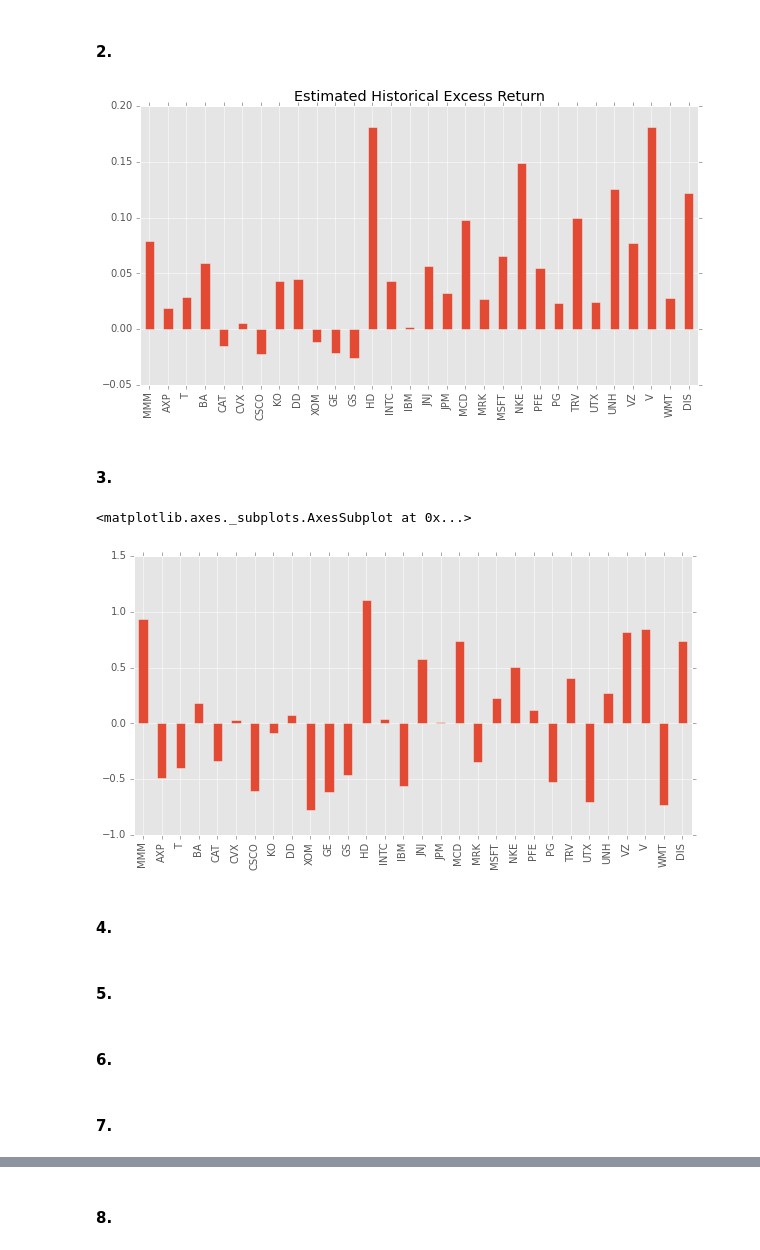
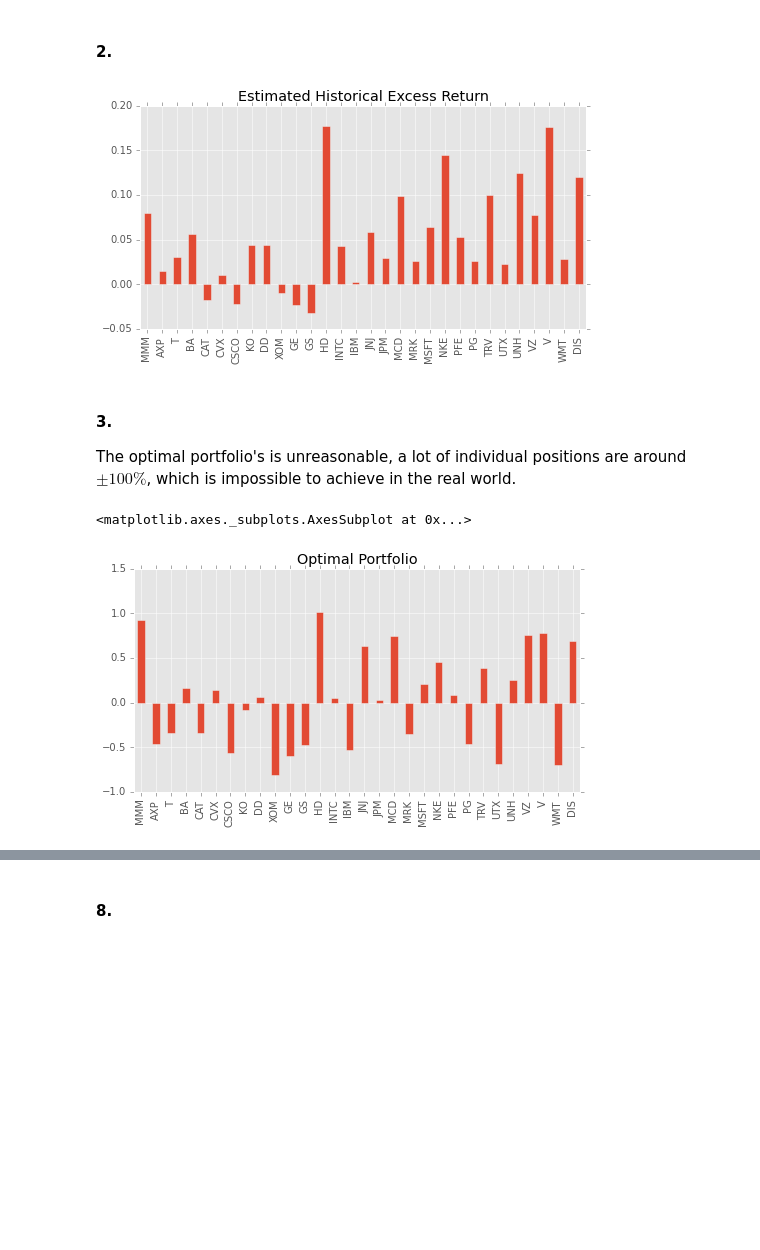
Before and after one commit to AndSoOn/Advaced_Python_In_Finance, a Jupyter notebook: lecture_2/Homework2_tmp.ipynb, the cells around one changed output, grey strips where cells are left out. Cells and saved outputs as stored; diff of their text form; code cells hidden in the pictures; blank space fills up the shorter version.

```diff
--- a/lecture_2/Homework2_tmp.ipynb
+++ b/lecture_2/Homework2_tmp.ipynb
@@ -177,6 +186,6 @@ def download_hist_prices(tickers) : # we download the stock prices from Yahoo!Fi
 
     return pd.concat(dfs, axis=1, join='inner')
 
-histprice = download_hist_prices(djia.index).sort()
-histprice.plot(legend=False, title='Historical Prices');
+#histprice = download_hist_prices(djia.index).sort()
+histprice.plot(legend=False, title='Historical Prices', figsize=(10, 4));
 # %% [output]
@@ -201,8 +210,8 @@ Hints and requirements:
 #### 1.
 # %%
 log_price = histprice.apply(np.log)
-hist_ret = log_price.diff()[1:] * 250
-hist_cov = hist_ret.cov()
+hist_ret = log_price.diff()[1:]
+hist_cov = hist_ret.cov() * 252
 hist_corr = hist_ret.corr()
 # %%
 hist_cov
@@ -212,9 +259,7 @@ hist_corr
 #### 2.
 # %%
 r0 = 0.03
-excess_ret = np.mean(hist_ret) - r0
-excess_ret.plot(kind='bar', figsize=(10, 5), title="Estimated Historical Excess Return");
+excess_ret = np.mean(hist_ret) * 252 - r0
+excess_ret.plot(kind='bar', figsize=(8, 4), title="Estimated Historical Excess Return");
 # %% [output]
-[figure, old version]
+[figure, new version]
-# %% [markdown]
-#### 3.
@@ -223,19 +266,16 @@ from numpy.linalg import inv
+# %% [markdown]
+#### 3.
+The optimal portfolio's is unreasonable, a lot of individual positions are around $\pm 100\%$, which is impossible to achieve in the real world.
 # %%
+from numpy.linalg import inv
+
 cov_inv = inv(hist_cov)
-w = cov_inv.dot(excess_ret.T)/(excess_ret.T.dot(cov_inv).dot(excess_ret))
+w = cov_inv.dot(excess_ret.T) / (excess_ret.T.dot(cov_inv).dot(excess_ret))
 w = pd.Series(w, index=excess_ret.index)
-w = w/np.sum(w)
-w.plot(kind="bar", figsize=(10, 5))
+w = w / np.sum(w)
+w.plot(kind="bar", figsize=(8, 4), title="Optimal Portfolio")
 #w.sort_values().plot(kind="barh", figsize=(5, 10))
 #w.sort_values(ascending=False, inplace=False).plot(kind='bar');
 # %% [output]
 <matplotlib.axes._subplots.AxesSubplot at 0x...>
-[figure, old version]
+[figure, new version]
-# %% [markdown]
-#### 4.
-# %% [markdown]
-#### 5.
-# %% [markdown]
-#### 6.
-# %% [markdown]
-#### 7.
```
Also changed, not shown: parts of 22 cells of this notebook, 2 other files.
